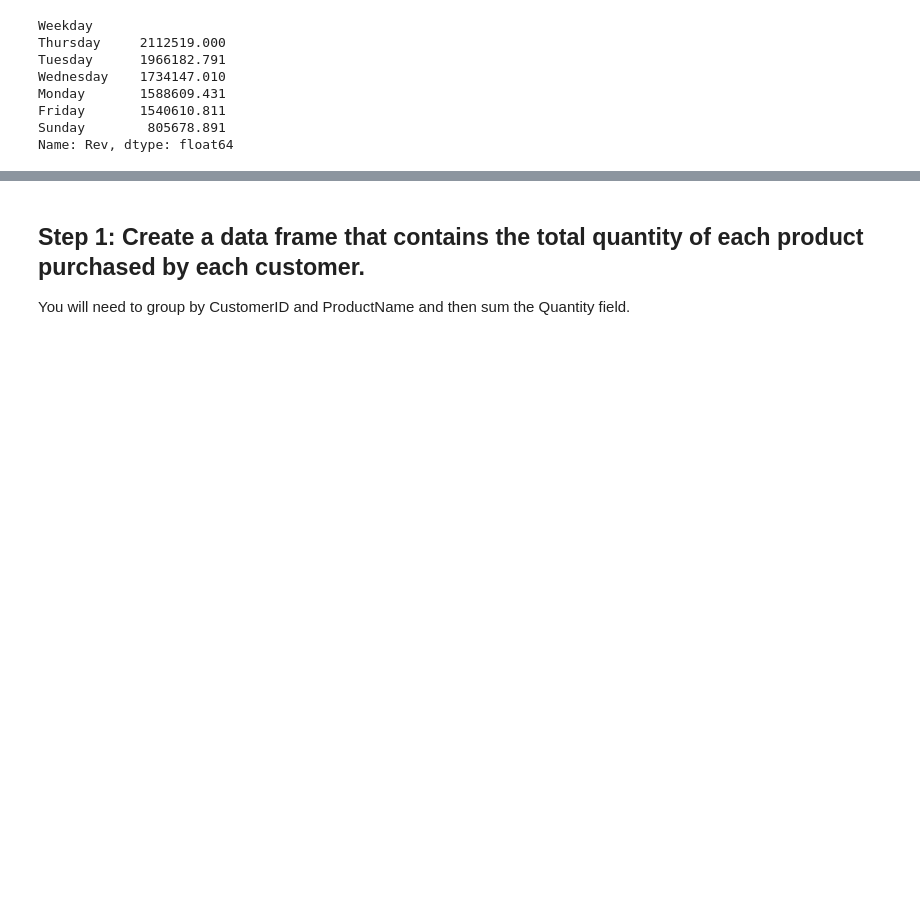
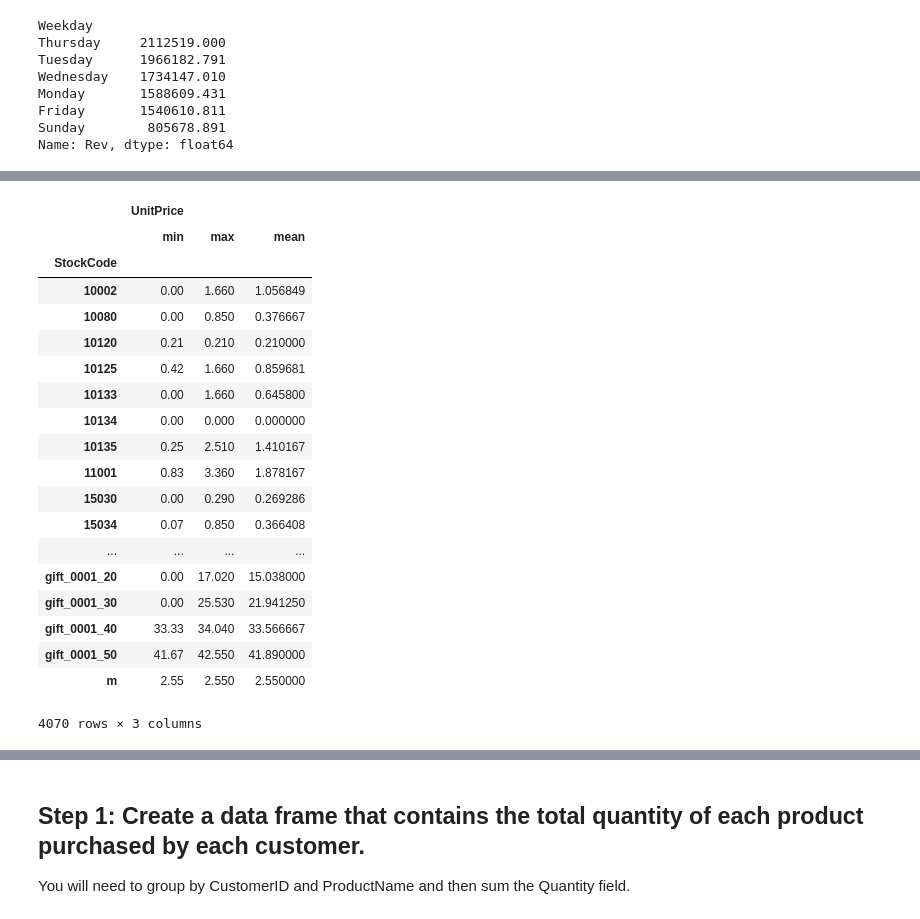
Before and after one commit to tristar82/Project-Week-8-Final-Project, a Jupyter notebook: your-project/Code/1_EDA_Cleaning.ipynb, the cells around one changed output, grey strips where cells are left out. Drawn from its saved outputs; the diff is of its cells as text; code cells hidden in the pictures; blank space fills up the shorter version.

```diff
--- a/your-project/Code/1_EDA_Cleaning.ipynb
+++ b/your-project/Code/1_EDA_Cleaning.ipynb
@@ -259,0 +378,25 @@ Name: Rev, dtype: float64
+# %%
+#Find Min, Max, Mean of StockCodes
+df_item_prices = df[['StockCode', 'UnitPrice']]
+df_item_prices.groupby(by='StockCode').agg([min, max, 'mean'])
+# %% [output]
+|  | UnitPrice |  |  |
+|  | min | max | mean |
+| StockCode |  |  |  |
+| 10002 | 0.00 | 1.660 | 1.056849 |
+| 10080 | 0.00 | 0.850 | 0.376667 |
+| 10120 | 0.21 | 0.210 | 0.210000 |
+| 10125 | 0.42 | 1.660 | 0.859681 |
+| 10133 | 0.00 | 1.660 | 0.645800 |
+| 10134 | 0.00 | 0.000 | 0.000000 |
+| 10135 | 0.25 | 2.510 | 1.410167 |
+| 11001 | 0.83 | 3.360 | 1.878167 |
+| 15030 | 0.00 | 0.290 | 0.269286 |
+| 15034 | 0.07 | 0.850 | 0.366408 |
+| ... | ... | ... | ... |
+| gift_0001_20 | 0.00 | 17.020 | 15.038000 |
+| gift_0001_30 | 0.00 | 25.530 | 21.941250 |
+| gift_0001_40 | 33.33 | 34.040 | 33.566667 |
+| gift_0001_50 | 41.67 | 42.550 | 41.890000 |
+| m | 2.55 | 2.550 | 2.550000 |
+4070 rows × 3 columns
```
Also changed, not shown: parts of 29 cells of this notebook, 1 other file.
